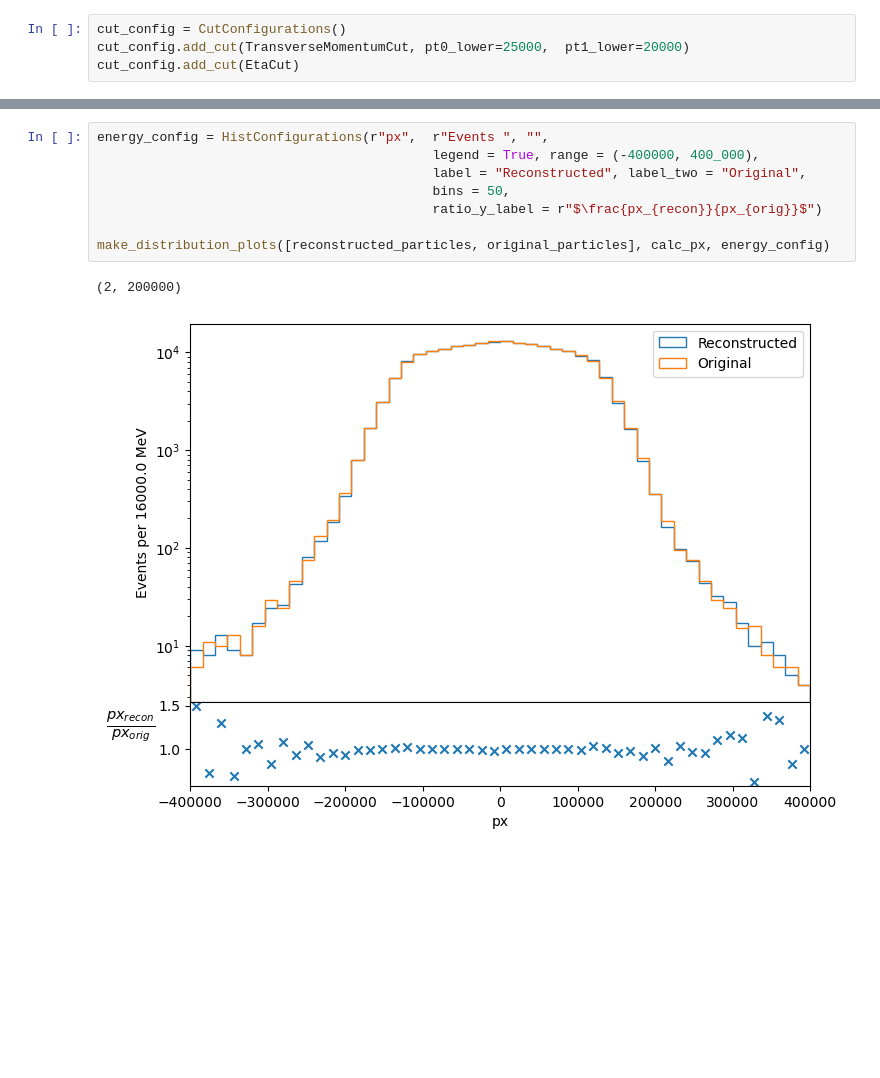
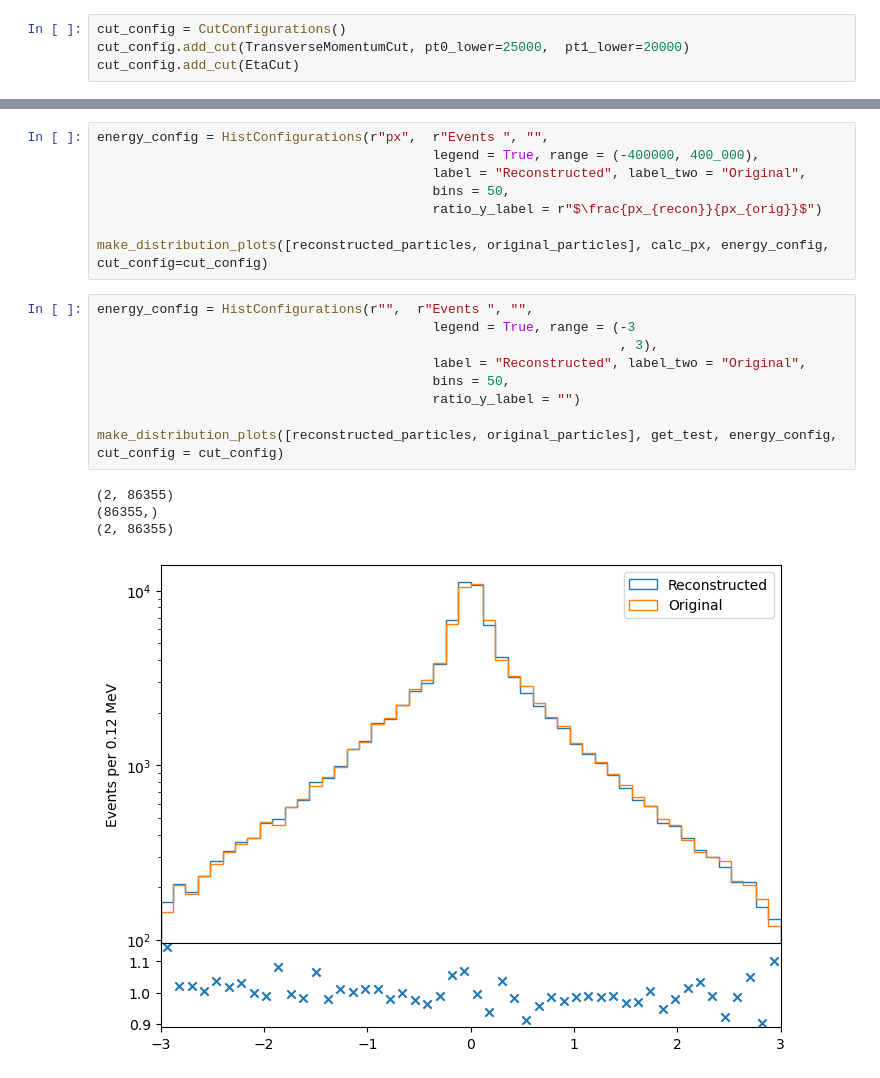
Before and after one commit to jackgoodsall/baler, a Jupyter notebook: HEPMCArea/Notebooks/final_state_plots.ipynb, the cells around one changed output, grey strips where cells are left out. Drawn from its saved outputs; the diff is of its cells as text; blank space fills up the shorter version.

```diff
--- a/HEPMCArea/Notebooks/final_state_plots.ipynb
+++ b/HEPMCArea/Notebooks/final_state_plots.ipynb
@@ -447,7 +531,18 @@ energy_config = HistConfigurations(r"px",  r"Events ", "",
                                            bins = 50,
                                            ratio_y_label = r"$\frac{px_{recon}}{px_{orig}}$")
 
-make_distribution_plots([reconstructed_particles, original_particles], calc_px, energy_config)
+make_distribution_plots([reconstructed_particles, original_particles], calc_px, energy_config, cut_config=cut_config)
-# %% [output]
-(2, 200000)
-[figure, removed]
+# %%
+energy_config = HistConfigurations(r"",  r"Events ", "",
+                                           legend = True, range = (-3
+                                                                   , 3),
+                                           label = "Reconstructed", label_two = "Original",
+                                           bins = 50,
+                                           ratio_y_label = "")
+
+make_distribution_plots([reconstructed_particles, original_particles], get_test, energy_config, cut_config = cut_config)
+# %% [output]
+(2, 86355)
+(86355,)
+(2, 86355)
+[figure, added]
```
Also changed, not shown: parts of 5 cells of this notebook, 3 other files.
